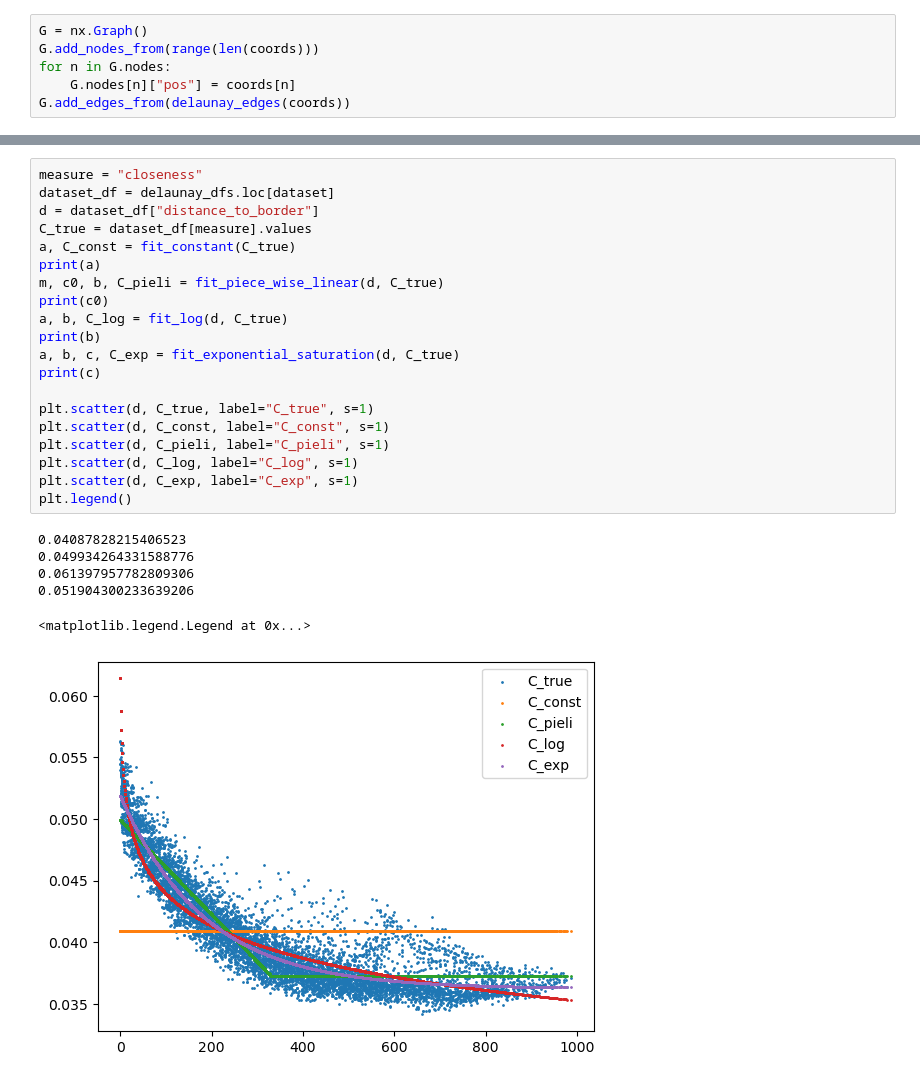
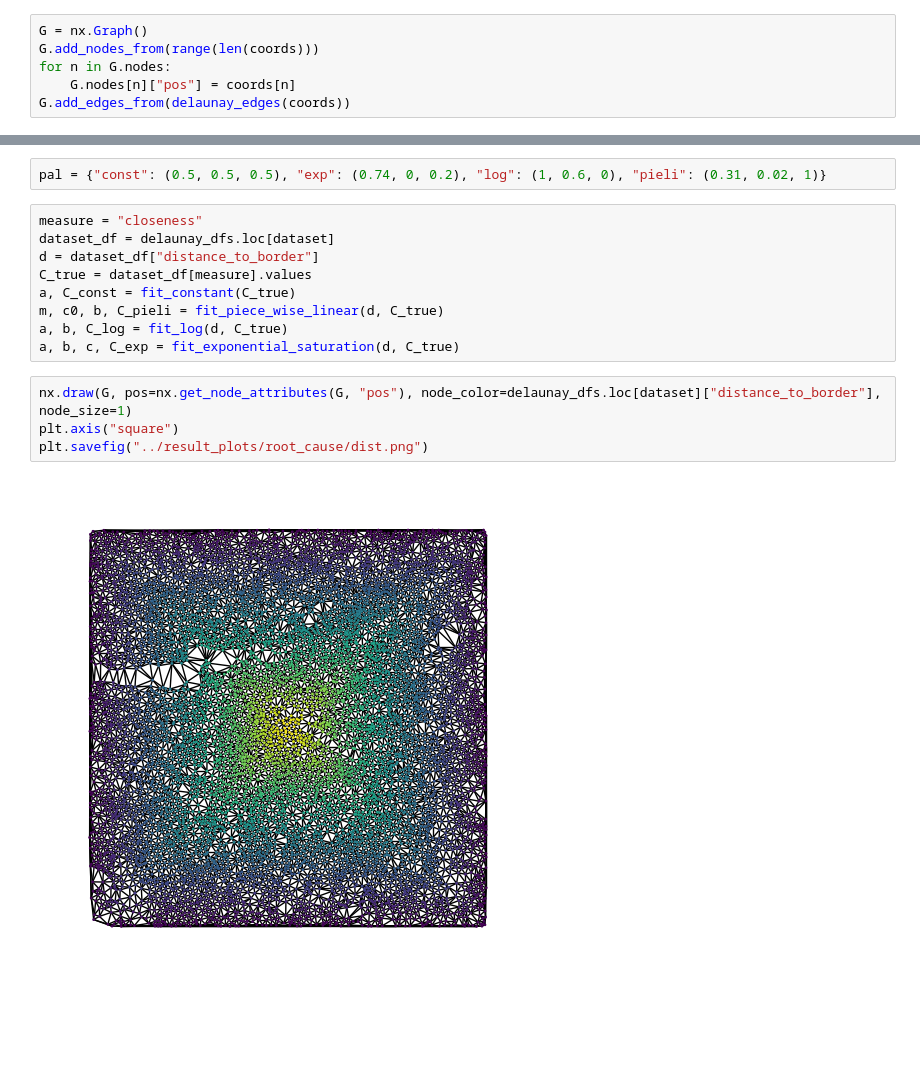
Before and after one commit to uderhardtlab/truncated_graphs, a Jupyter notebook: notebooks/1_del_centralities_example.ipynb, the cells around one changed output, grey strips where cells are left out. Drawn from its saved outputs; the diff is of its cells as text; blank space fills up the shorter version.

```diff
--- a/notebooks/1_del_centralities_example.ipynb
+++ b/notebooks/1_del_centralities_example.ipynb
@@ -44,27 +40,17 @@ nx.draw(G, pos=nx.get_node_attributes(G, "pos"), node_color=delaunay_dfs.loc[dat
+# %%
+pal = {"const": (0.5, 0.5, 0.5), "exp": (0.74, 0, 0.2), "log": (1, 0.6, 0), "pieli": (0.31, 0.02, 1)}
 # %%
 measure = "closeness"
 dataset_df = delaunay_dfs.loc[dataset]
 d = dataset_df["distance_to_border"]
 C_true = dataset_df[measure].values
 a, C_const = fit_constant(C_true)
-print(a)
 m, c0, b, C_pieli = fit_piece_wise_linear(d, C_true)
-print(c0)
 a, b, C_log = fit_log(d, C_true)
-print(b)
 a, b, c, C_exp = fit_exponential_saturation(d, C_true)
-print(c)
-
-plt.scatter(d, C_true, label="C_true", s=1)
-plt.scatter(d, C_const, label="C_const", s=1)
-plt.scatter(d, C_pieli, label="C_pieli", s=1)
-plt.scatter(d, C_log, label="C_log", s=1)
-plt.scatter(d, C_exp, label="C_exp", s=1)
-plt.legend()
-# %% [output]
-0.04087828215406523
-0.049934264331588776
-0.061397957782809306
-0.051904300233639206
-<matplotlib.legend.Legend at 0x...>
-[figure, removed]
+# %%
+nx.draw(G, pos=nx.get_node_attributes(G, "pos"), node_color=delaunay_dfs.loc[dataset]["distance_to_border"], node_size=1)
+plt.axis("square")
+plt.savefig("../result_plots/root_cause/dist.png")
+# %% [output]
+[figure, added]
```
Also changed, not shown: parts of 4 cells of this notebook, 9 other files.
